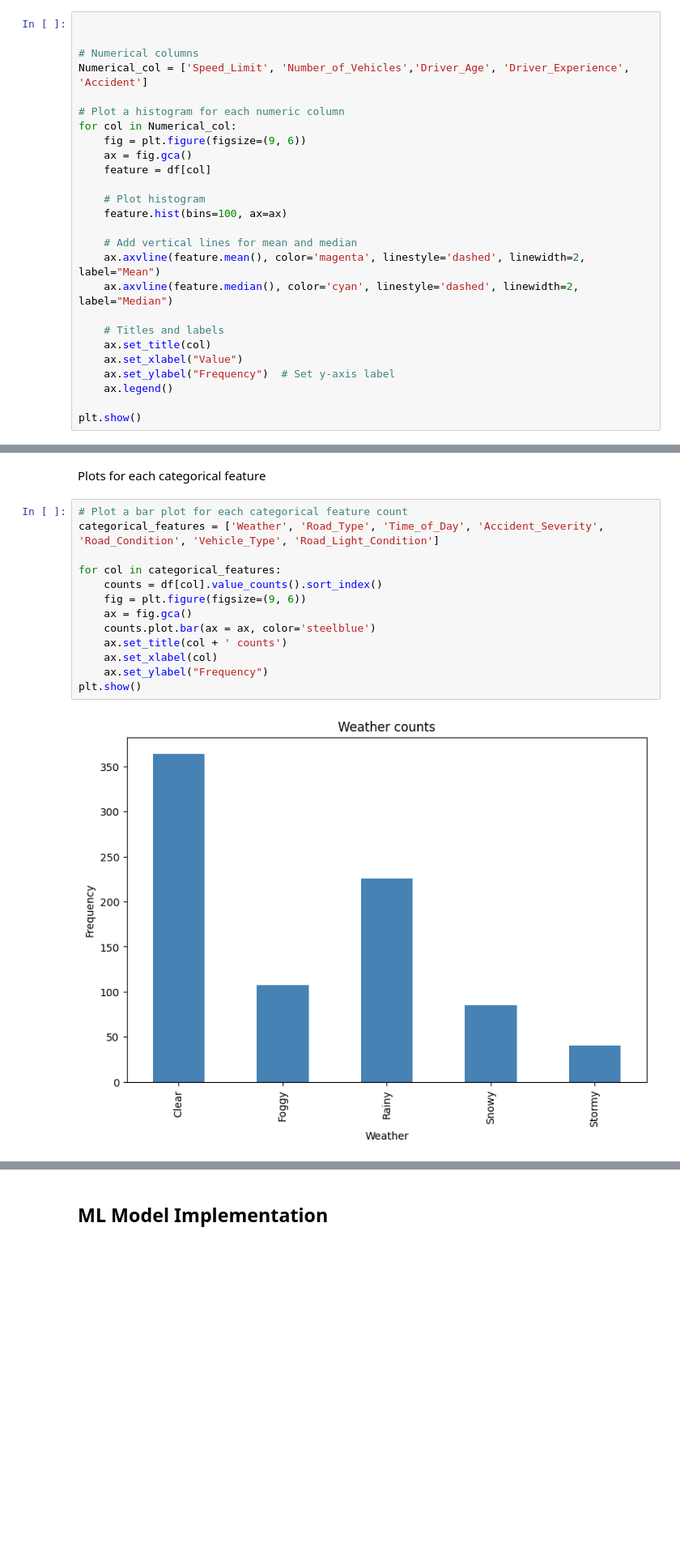
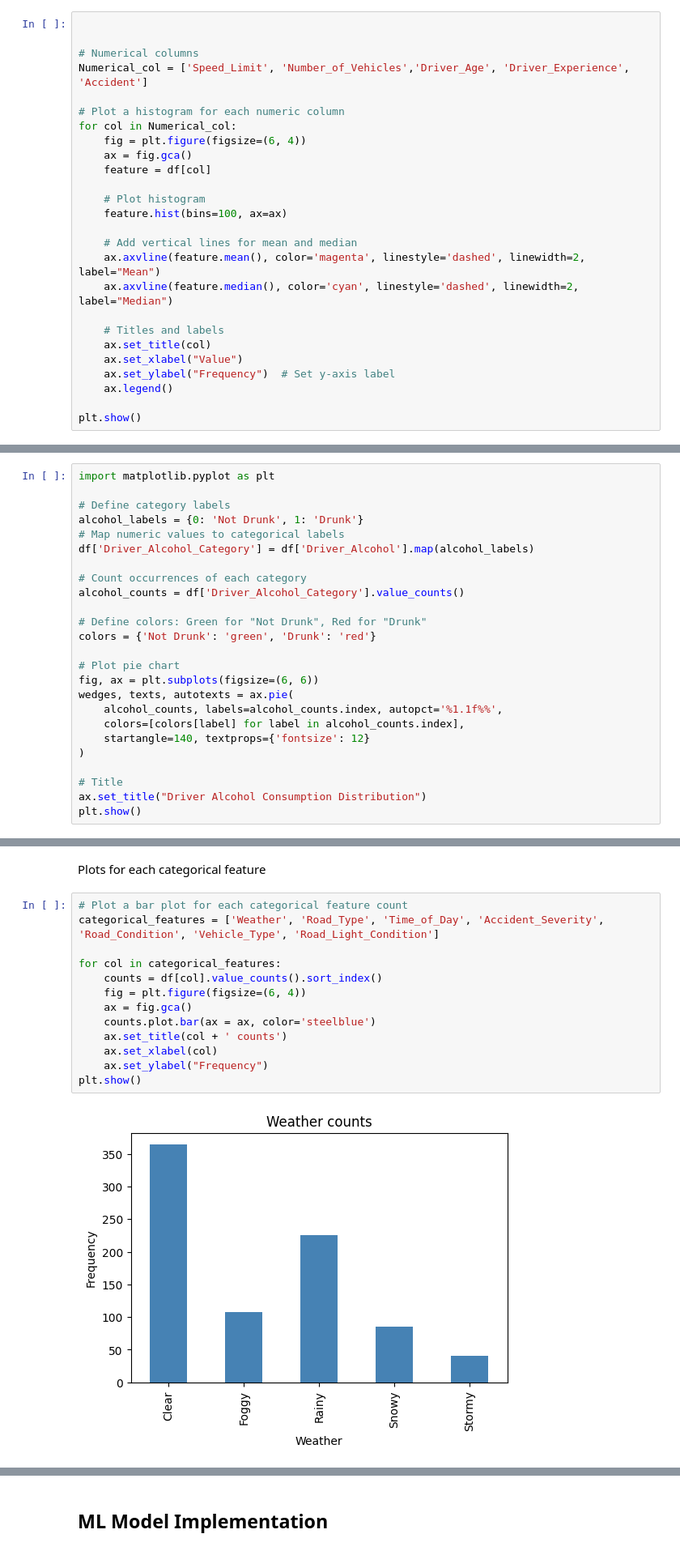
Before and after one commit to Thavisha72/Business-Intelligence-Group-Project, a Jupyter notebook: Business_Intelligence_Group_Project.ipynb, the cells around one changed output, grey strips where cells are left out. Shown at 81% size. Saved outputs shown, nothing was run; the diff lists cells and outputs as text; blank space fills up the shorter version.

```diff
--- a/Business_Intelligence_Group_Project.ipynb
+++ b/Business_Intelligence_Group_Project.ipynb
@@ -160,7 +160,7 @@ Numerical_col = ['Speed_Limit', 'Number_of_Vehicles','Driver_Age', 'Driver_Exper
 
 # Plot a histogram for each numeric column
 for col in Numerical_col:
-    fig = plt.figure(figsize=(9, 6))
+    fig = plt.figure(figsize=(6, 4))
     ax = fig.gca()
     feature = df[col]
 
@@ -262,0 +227,25 @@ plt.show()
+# %%
+import matplotlib.pyplot as plt
+
+# Define category labels
+alcohol_labels = {0: 'Not Drunk', 1: 'Drunk'}
+# Map numeric values to categorical labels
+df['Driver_Alcohol_Category'] = df['Driver_Alcohol'].map(alcohol_labels)
+
+# Count occurrences of each category
+alcohol_counts = df['Driver_Alcohol_Category'].value_counts()
+
+# Define colors: Green for "Not Drunk", Red for "Drunk"
+colors = {'Not Drunk': 'green', 'Drunk': 'red'}
+
+# Plot pie chart
+fig, ax = plt.subplots(figsize=(6, 6))
+wedges, texts, autotexts = ax.pie(
+    alcohol_counts, labels=alcohol_counts.index, autopct='%1.1f%%',
+    colors=[colors[label] for label in alcohol_counts.index],
+    startangle=140, textprops={'fontsize': 12}
+)
+
+# Title
+ax.set_title("Driver Alcohol Consumption Distribution")
+plt.show()
@@ -265,15 +256,15 @@ plt.show()
 # %%
 # Plot a bar plot for each categorical feature count
 categorical_features = ['Weather', 'Road_Type', 'Time_of_Day', 'Accident_Severity', 'Road_Condition', 'Vehicle_Type', 'Road_Light_Condition']
 
 for col in categorical_features:
     counts = df[col].value_counts().sort_index()
-    fig = plt.figure(figsize=(9, 6))
+    fig = plt.figure(figsize=(6, 4))
     ax = fig.gca()
     counts.plot.bar(ax = ax, color='steelblue')
     ax.set_title(col + ' counts')
     ax.set_xlabel(col)
     ax.set_ylabel("Frequency")
 plt.show()
 # %% [output]
-[figure, old version]
+[figure, new version]
```
Also changed, not shown: parts of 11 cells of this notebook.
